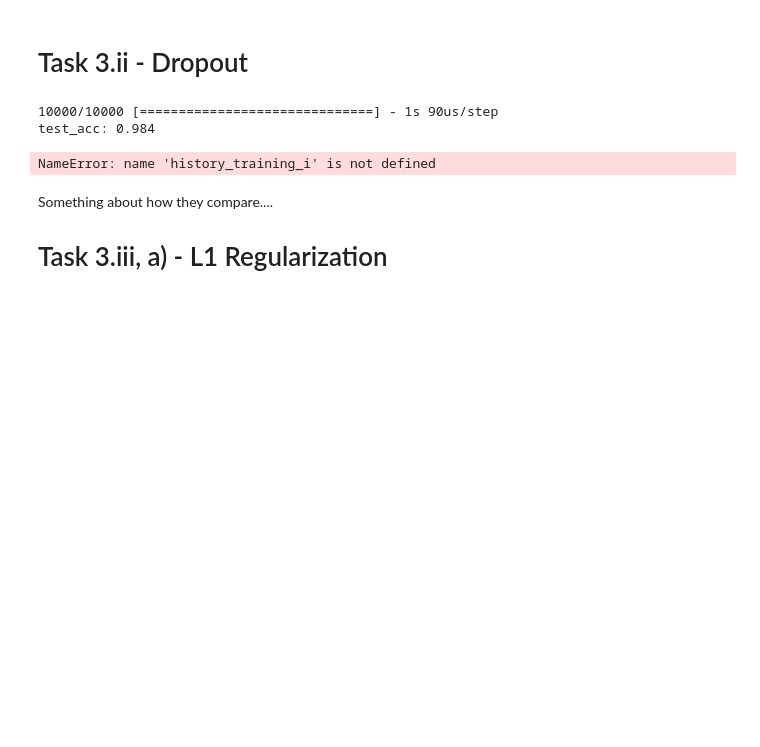
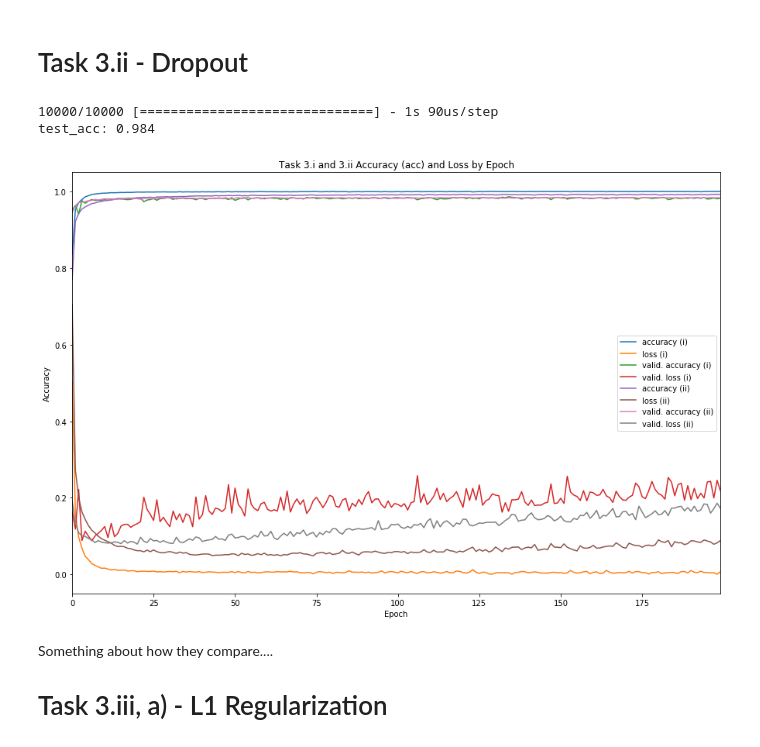
Before and after one commit to tamos/MACS30200proj, a Jupyter notebook: ProblemSets/PS3/PS3_TylerAmos.ipynb, the cells around one changed output. Saved outputs shown, nothing was run; the diff lists cells and outputs as text; code cells hidden in the pictures; blank space fills up the shorter version.

```diff
--- a/ProblemSets/PS3/PS3_TylerAmos.ipynb
+++ b/ProblemSets/PS3/PS3_TylerAmos.ipynb
@@ -116,15 +119,18 @@ pd.DataFrame(history_training_ii.history).to_csv('q3_ii_results.csv')
 # %%
 df = pd.DataFrame(history_training_i.history)
 df_2 = pd.DataFrame(history_training_ii.history)
-df.columns = ['accuracy (i)', 'loss (i)']
+df.columns = ['accuracy (i)', 'loss (i)',
+              'valid. accuracy (i)', 'valid. loss (i)']
 df['accuracy (ii)']  = df_2['acc']
 df['loss (ii)'] = df_2['loss']
-df.plot()
+df['valid. accuracy (ii)'] = df_2['val_acc']
+df['valid. loss (ii)'] = df_2['val_loss']
+df.plot(figsize = (15,10))
 plt.title("Task 3.i and 3.ii Accuracy (acc) and Loss by Epoch")
 plt.ylabel("Accuracy")
 plt.xlabel("Epoch");
 # %% [output]
-NameError: name 'history_training_i' is not defined
+[figure, added]
 # %% [markdown]
 Something about how they compare....
 
```
Also changed, not shown: parts of 5 cells of this notebook.
